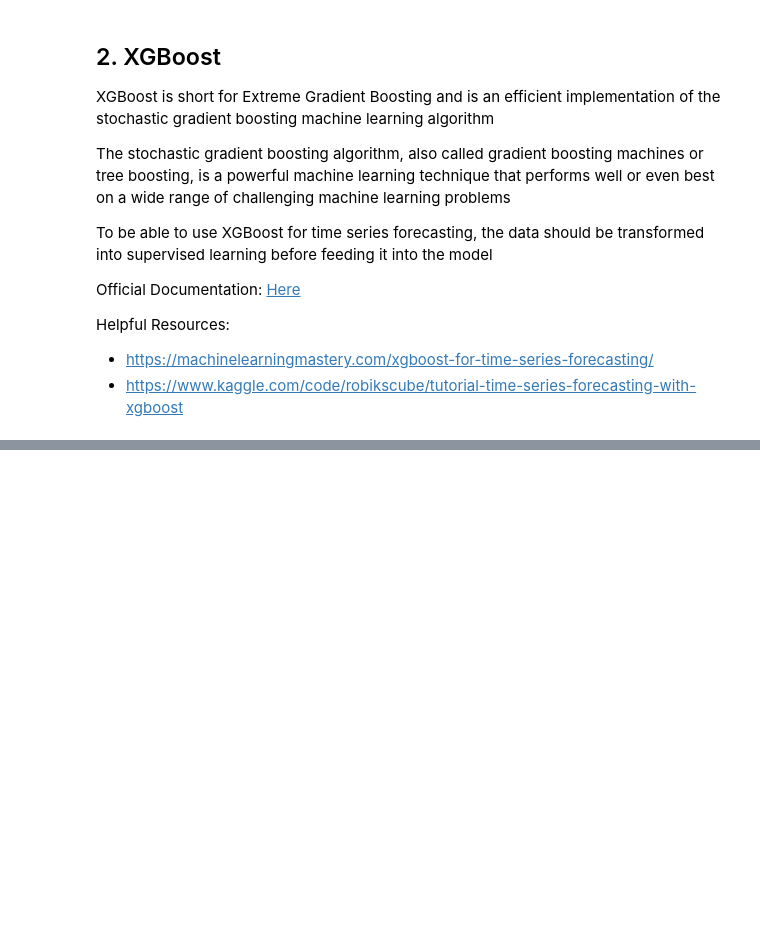
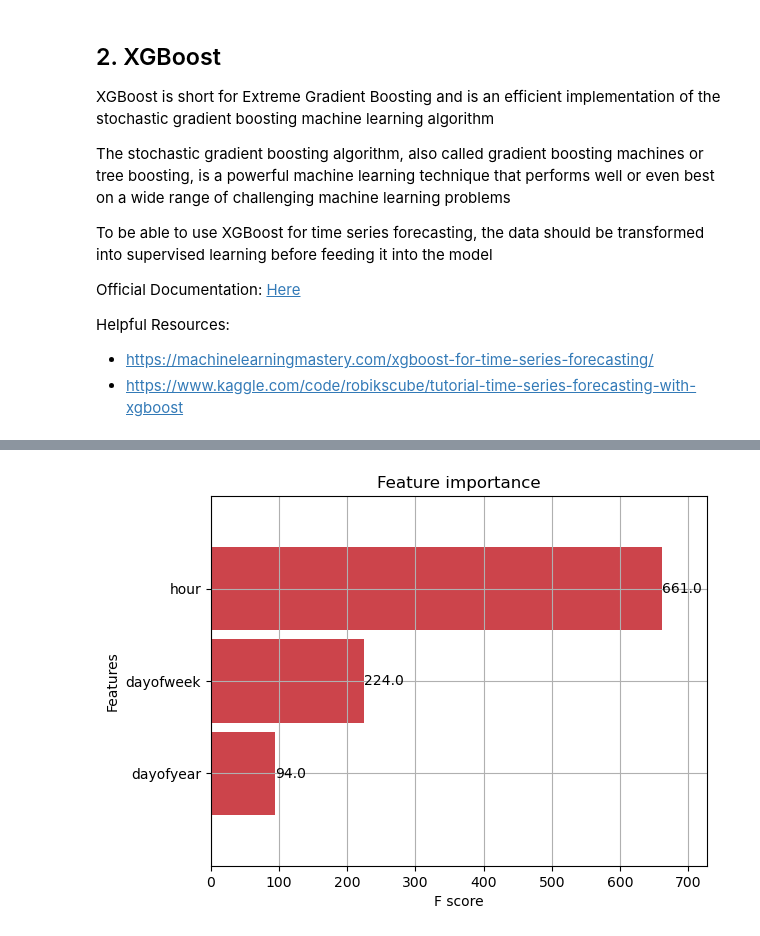
Before and after one commit to aenodehi/Time_Series_Track, a Jupyter notebook: TimeSeriesTrack_XGB.ipynb, the cells around one changed output, grey strips where cells are left out. Saved outputs shown, nothing was run; the diff lists cells and outputs as text; code cells hidden in the pictures; blank space fills up the shorter version.

```diff
--- a/TimeSeriesTrack_XGB.ipynb
+++ b/TimeSeriesTrack_XGB.ipynb
@@ -332,3 +306,7 @@ def soc_average(data, window):
 # %% [markdown]
 ### Train / Test Split
+# %%
+split_date = '2024-11-06'
+vol_train = va.loc[va.index <= split_date].copy()
+vol_test = va.loc[va.index > split_date].copy()
 # %%
@@ -630,0 +392,24 @@ Run those dates through our feature creation code + lag creation
+# %%
+def create_features(df, label=None):
+    """
+    Creates time series features from datetime index
+    """
+    df['date'] = df.index
+    df['hour'] = df['date'].dt.hour
+    df['dayofweek'] = df['date'].dt.dayofweek
+    df['quarter'] = df['date'].dt.quarter
+    df['month'] = df['date'].dt.month
+    df['year'] = df['date'].dt.year
+    df['dayofyear'] = df['date'].dt.dayofyear
+    df['dayofmonth'] = df['date'].dt.day
+    df['weekofyear'] = df['date'].dt.isocalendar().week
+
+    X = df[['hour', 'dayofweek', 'quarter', 'month', 'year',
+            'dayofyear', 'dayofmonth', 'weekofyear']]
+    if label:
+        y = df[label]
+        return X, y
+    return X
+# %%
+X_train, y_train = create_features(vol_train, label='vol')
+X_test, y_test = create_features(vol_test, label='vol')
@@ -630,0 +440,7 @@ Run those dates through our feature creation code + lag creation
+# %%
+reg = xgb.XGBRegressor(n_estimators=1000,
+                      early_stopping_rounds=50)
+
+reg.fit(X_train, y_train,
+        eval_set=[(X_train, y_train), (X_test, y_test)],
+       verbose=False)
@@ -630,0 +469,4 @@ Run those dates through our feature creation code + lag creation
+# %%
+_ = plot_importance(reg, height=0.9)
+# %% [output]
+[figure, added]
```
Also changed, not shown: parts of 83 cells of this notebook, 2 other files.
